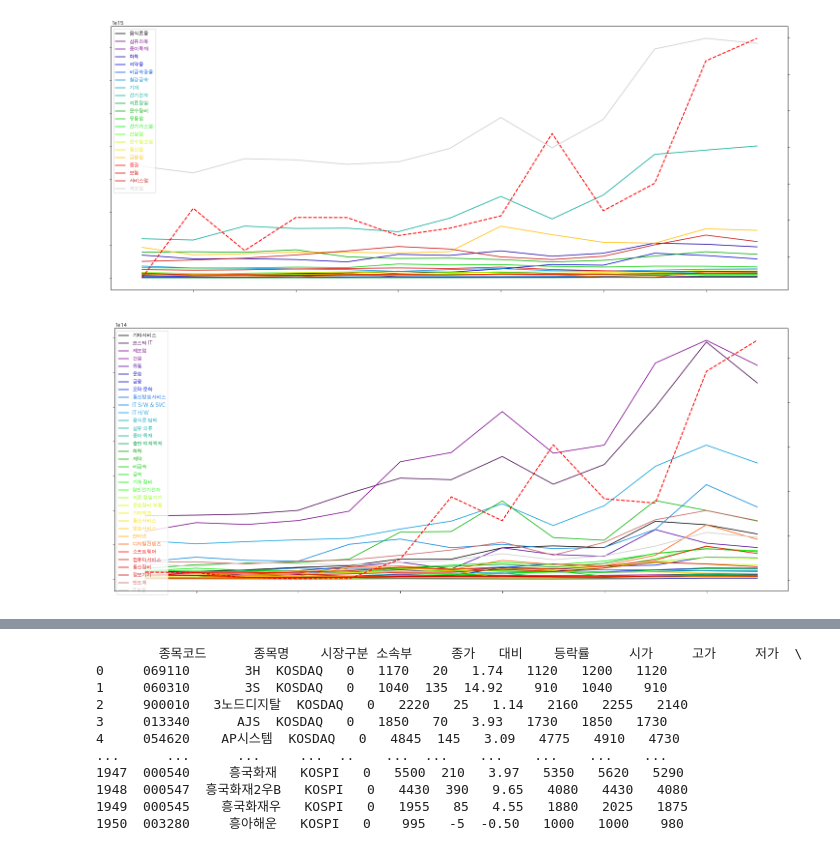
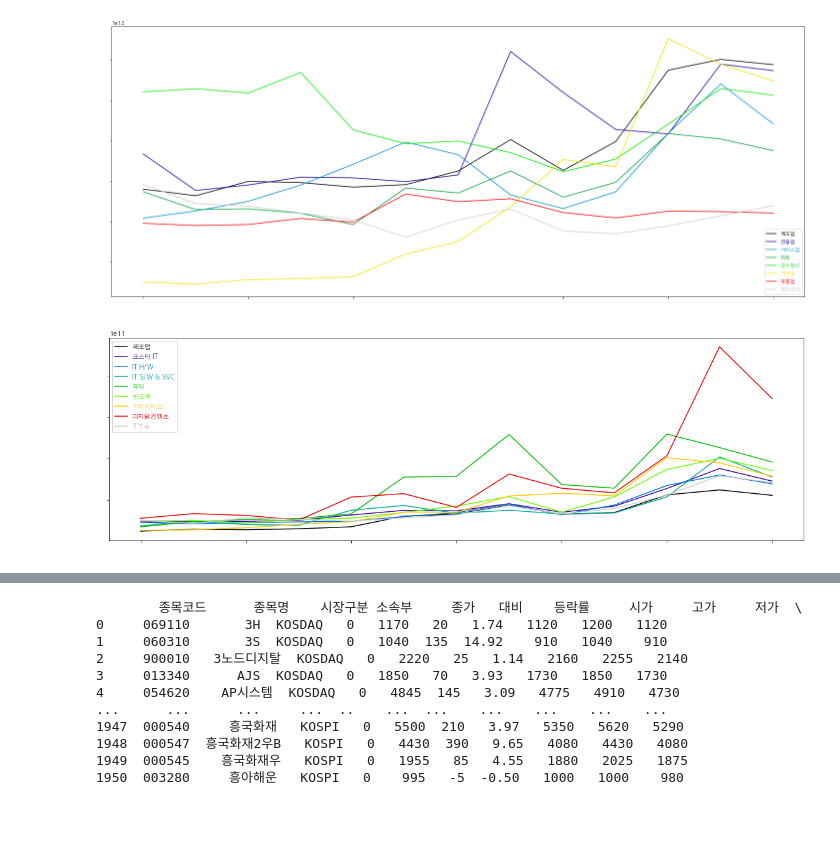
Before and after one commit to limetree06/dataScience, a Jupyter notebook: week3/stockMarket_analytics.ipynb, the cells around one changed output, grey strips where cells are left out. Drawn from its saved outputs; the diff is of its cells as text; code cells hidden in the pictures; blank space fills up the shorter version.

Commit message:
ADD mean of marketsize

```diff
--- a/week3/stockMarket_analytics.ipynb
+++ b/week3/stockMarket_analytics.ipynb
@@ -11,8 +11,3 @@ import matplotlib.pyplot as plt
 from pykrx import stock
 from pykrx import bond
 import time
-# %%
-stock_list = stock.get_market_ticker_list('20220705', market='KOSDAQ')
-for ticker in stock_list:
-    df = stock.get_market_cap("20000101", "20220706", ticker, 'y')
-    time.sleep(1)
@@ -38,7 +14,9 @@ KeyboardInterrupt:
 # %%
 tickers = stock.get_index_ticker_list(market='KOSDAQ')
-#'1001','1028','1034','1035',
-KOSPI_tickers = [ '1005', '1006', '1007', '1008', '1009', '1010', '1011', '1012', '1013', '1014', '1015', '1016', '1017', '1018', '1019', '1020', '1021', '1022', '1024', '1025', '1026', '1027']
+#'1001','1028','1034','1035'
+# '1013', '1027', '1021', '1026', '1008', '1015', '1009', '1016', '1011'
+#KOSPI_tickers = [ '1005', '1006', '1007', '1008', '1009', '1010', '1011', '1012', '1013', '1014', '1015', '1016', '1017', '1018', '1019', '1020', '1021', '1022', '1024', '1025', '1026', '1027']
+KOSPI_tickers = ['1013', '1027', '1021', '1026', '1008', '1015', '1009', '1016', '1011']
 KOSDAQ_tickers = ['2012', '2015', '2024', '2026', '2027', '2029', '2031', '2037', '2041', '2042', '2043', '2056', '2058', '2062', '2063', '2065', '2066', '2067', '2068', '2070', '2072', '2074', '2075', '2077', '2151', '2152', '2153', '2154', '2155', '2156', '2157', '2158', '2159', '2160']
 
 ticker_list = KOSPI_tickers
@@ -48,20 +26,21 @@ fig, ax1 = plt.subplots()
 
 KOSPI_list = pd.DataFrame()
 for index, ticker in enumerate(ticker_list):
-    df = stock.get_index_ohlcv("20100101", "20220228", ticker, 'y')
+    pdf = stock.get_index_portfolio_deposit_file(ticker)
+
+    df = stock.get_index_ohlcv("20100501", "20220501", ticker, 'y')
     df = df[['상장시가총액']]
-    df[df.columns.name] = df[['상장시가총액']]
+    df[df.columns.name] = df[['상장시가총액']]/len(pdf)
     df = df.drop('상장시가총액', axis=1)
     plt.rcParams["figure.figsize"] = (25,10)
     plt.xticks(color='w')
     plt.yticks(color='w')
-    ax1.plot(df.index, df[[df.columns.name]], label = df.columns.name, color = colors[index])
+    ax1.plot(df.index.year, df[[df.columns.name]], label = df.columns.name, color = colors[index])
     KOSPI_list = pd.concat([KOSPI_list, df], axis = 1)
 
-
-df = stock.get_index_ohlcv("20100101", "20220228", '1001', 'y')
-ax2 = ax1.twinx()
-ax2.plot(df.index, df[['시가']], color = 'red',linewidth = 2.0, linestyle = "--")
+#df = stock.get_index_ohlcv("20100501", "20220501", '1001', 'y')
+#ax2 = ax1.twinx()
+#ax2.plot(df.index.year , df[['시가']], color = 'red',linewidth = 2.0, linestyle = "--")
 
 
 ax1.legend(labelcolor='linecolor')
@@ -70,37 +49,40 @@ plt.xticks(color='w')
 plt.yticks(color='w')
 plt.show()
 # %% [output]
-[figure, old version]
+[figure, new version]
 # %%
-KOSDAQ_tickers = ['2012', '2015', '2024', '2026', '2027', '2029', '2031', '2037', '2041', '2042', '2043', '2056', '2058', '2062', '2063', '2065', '2066', '2067', '2068', '2070', '2072', '2074', '2075', '2077', '2151', '2152', '2153', '2154', '2155', '2156', '2157', '2158', '2159', '2160']
+
+#KOSDAQ_tickers = ['2012', '2015', '2024', '2026', '2027', '2029', '2031', '2037', '2041', '2042', '2043', '2056', '2058', '2062', '2063', '2065', '2066', '2067', '2068', '2070', '2072', '2074', '2075', '2077', '2151', '2152', '2153', '2154', '2155', '2156', '2157', '2158', '2159', '2160']
+KOSDAQ_tickers = ['2024', '2015', '2043', '2042', '2066', '2159', '2012', '2154', '2160']
 ticker_list = KOSDAQ_tickers
 
 colormap = plt.cm.nipy_spectral
 colors = [colormap(i) for i in np.linspace(0, 1, len(ticker_list))]
 
 fig, ax1 = plt.subplots()
 KOSDAQ_list = pd.DataFrame()
 
 for index, ticker in enumerate(ticker_list):
+    pdf = stock.get_index_portfolio_deposit_file(ticker)
     df = stock.get_index_ohlcv("20100101", "20220228", ticker, 'y')
     df = df[['상장시가총액']]
-    df[df.columns.name] = df[['상장시가총액']]
+    df[df.columns.name] = df[['상장시가총액']] / len(pdf)
     df = df.drop('상장시가총액', axis=1)
-    plt.rcParams["figure.figsize"] = (25,10)
     plt.xticks(color='w')
     plt.yticks(color='w')
-    ax1.plot(df.index, df[[df.columns.name]], label = df.columns.name, color = colors[index])
+    ax1.plot(df.index.year, df[[df.columns.name]], label = df.columns.name, color = colors[index])
     KOSDAQ_list = pd.concat([KOSDAQ_list, df], axis = 1)
 ax1.legend(labelcolor='linecolor', loc='upper left')
 
-df = stock.get_index_ohlcv("20100101", "20220228", '2001', 'y')
-ax2 = ax1.twinx()
-ax2.plot(df.index, df[['시가']], color = 'red',linewidth = 2.0, linestyle = "--")
+# df = stock.get_index_ohlcv("20100101", "20220228", '2001', 'y')
+# ax2 = ax1.twinx()
+# ax2.plot(df.index.year, df[['시가']], color = 'red',linewidth = 2.0, linestyle = "--")
+
 
 plt.rcParams['font.family'] = 'AppleGothic'
 plt.xticks(color='w')
 plt.yticks(color='w')
 plt.show()
 # %% [output]
-[figure, old version]
+[figure, new version]
 # %%
```
Also changed, not shown: parts of 3 cells of this notebook.
